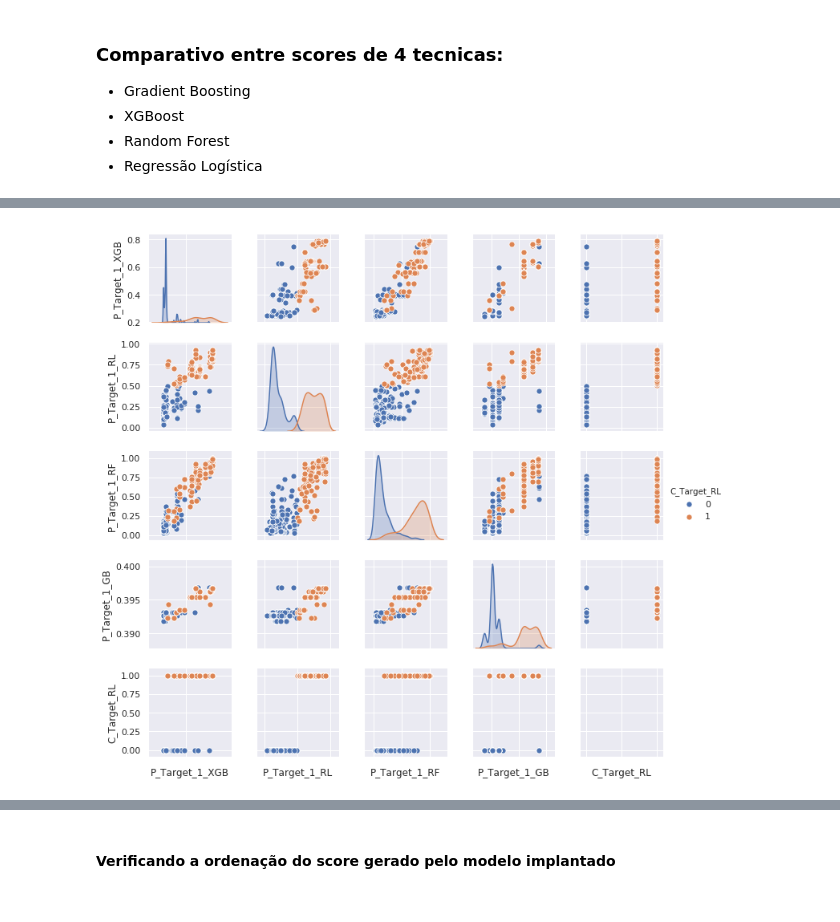
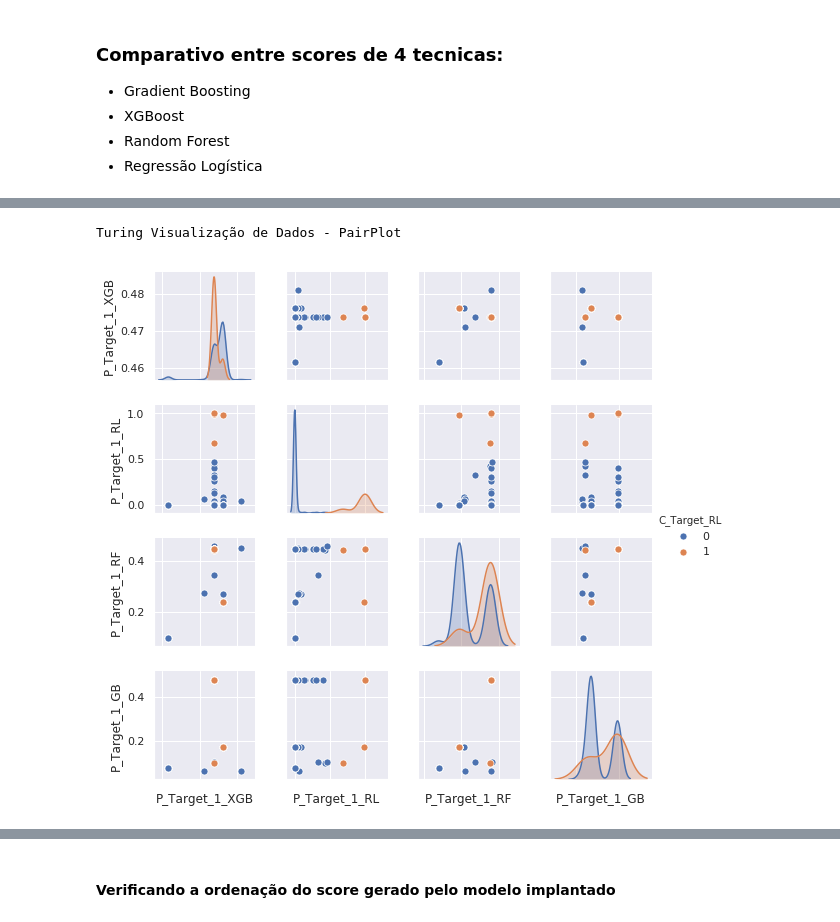
Before and after one commit to brunojardim/Treinamento-BigData-TuringLab, a Jupyter notebook: Dia02/Turing_T4_Escorando_Modelo_Lab.ipynb, the cells around one changed output, grey strips where cells are left out. Saved outputs shown, nothing was run; the diff lists cells and outputs as text; code cells hidden in the pictures.

```diff
--- a/Dia02/Turing_T4_Escorando_Modelo_Lab.ipynb
+++ b/Dia02/Turing_T4_Escorando_Modelo_Lab.ipynb
@@ -9,7 +22,8 @@ Acessar Manual
 # %%
 #------ Modo Manual -----------------
 nm_bucket = 'turing-bkt-treinamentos'
-id_projeto = '350002'
+bucket = nm_bucket
+id_projeto = '10000'
 nm_file = 'OOS01_TITANIC_VALID.csv'
 id_empresa = '1022'
 targetname = 'Survived'
@@ -79,4 +112,4 @@ valid_score.head()
  * Random Forest
  * Regressão Logística
 # %%
-score_compare_valida = TuringScoringBatch(id_empresa,id_projeto,df_00,ScoreML=1)
+score_compare_valida = TuringScoringBatch(nm_bucket,id_empresa,id_projeto,df_00,ScoreML=1)
@@ -97,7 +144,9 @@ TuringHistogram(score_compare_valida[['P_Target_1_XGB','P_Target_1_RL','P_Target
 # %%
-TuringDVPairPlot(score_compare_valida[['P_Target_1_XGB','P_Target_1_RL','P_Target_1_RF','P_Target_1_GB','C_Target_RL']],targetname='C_Target_RL',sizegraph=2,plot_s = 50)
+lista_vars = ['P_Target_1_XGB','P_Target_1_RL','P_Target_1_RF','P_Target_1_GB']
+TuringDVPairPlot(score_compare_valida[['P_Target_1_XGB','P_Target_1_RL','P_Target_1_RF','P_Target_1_GB','C_Target_RL']],lista_vars,targetname='C_Target_RL',sizegraph=2,plot_s = 50)
 # %% [output]
+Turing Visualização de Dados - PairPlot
-[figure, old version]
+[figure, new version]
 # %%
 TuringNormalProbPlot(score_compare_valida,'P_Target_1_RL')
 # %% [output]
```
Also changed, not shown: parts of 15 cells of this notebook, 5 other files.
